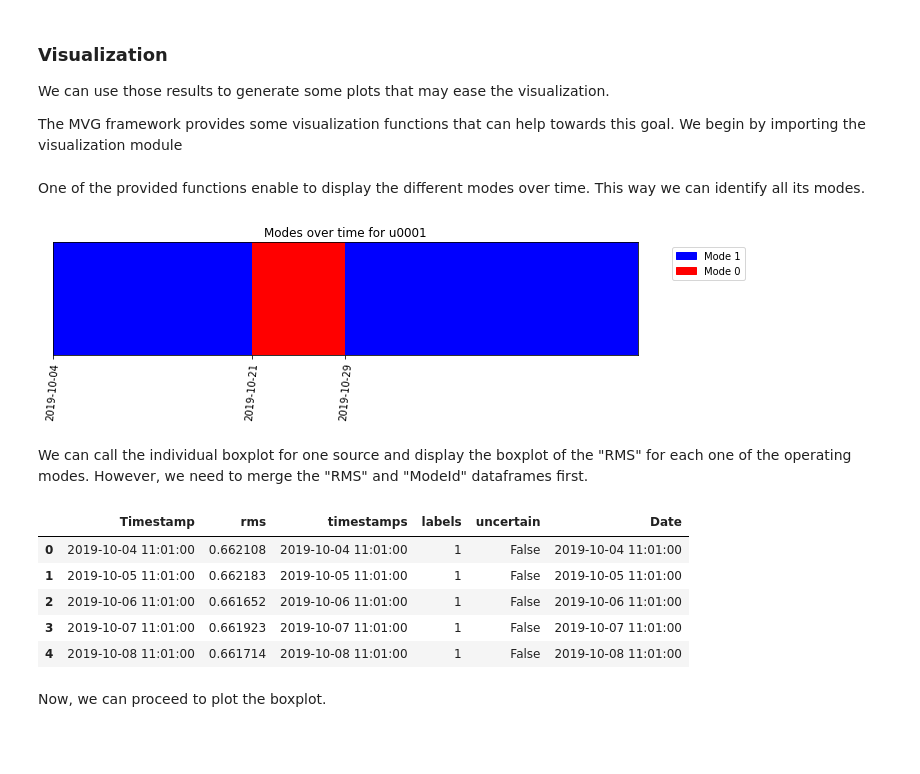
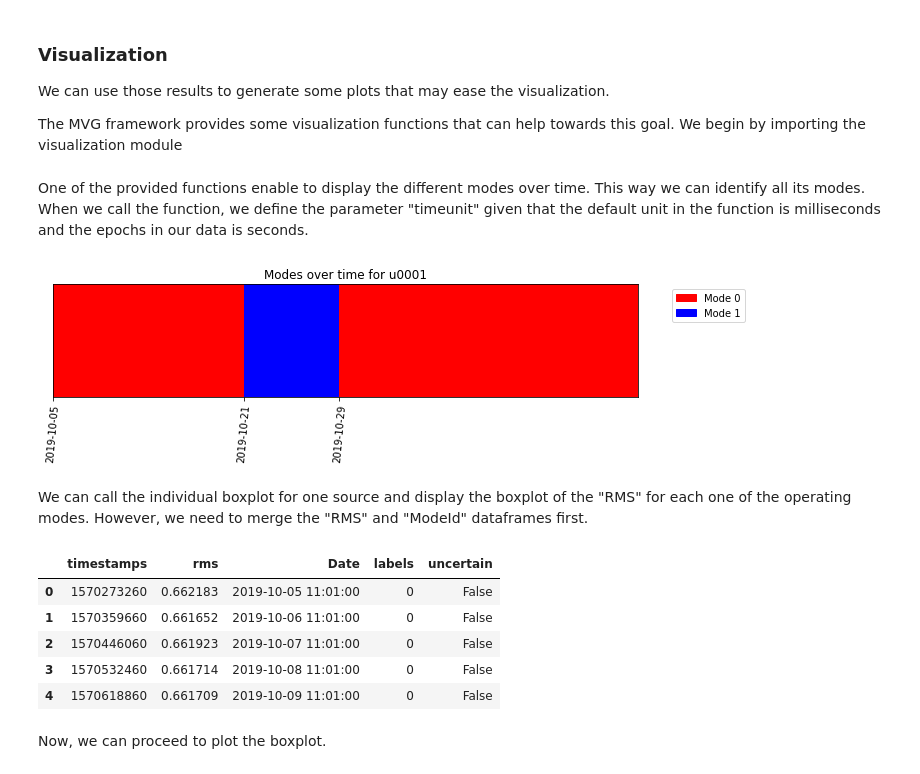
Before and after one commit to vikinganalytics/mvg, a Jupyter notebook: content/examples/brief_overview.ipynb, the cells around one changed output. Cells and saved outputs as stored; diff of their text form; code cells hidden in the pictures; blank space fills up the shorter version.

```diff
--- a/content/examples/brief_overview.ipynb
+++ b/content/examples/brief_overview.ipynb
@@ -56,7 +57,7 @@ Thus, each unique token represents a unique user, each user has it own, unique d
 # %%
 ENDPOINT = "https://api.beta.multiviz.com"
 # Replace by your own Token
-VALID_TOKEN = "eyJ0eXAiOiJKV1QiLCJhbGciOiJSUzI1NiJ9.eyJpYXQiOjE2MTQ5NDY4NzMsImV4cCI6MTkzMDQ4MzI2MCwiY2xpZW50X2lkIjoiZGV2X2NsaWVudF8xIiwic2l0ZV9pZCI6ImRldl9zaXRlXzEifQ.s9AXgQqtuBzMaodO8Av2Sl3BgHh0r4_cIixYV11vAuO5A8J_hWVqnknphSXY5W2WjYqnEbndzOldNa0vjZ_l3XlOu4DlLYD-HzPlFA9uaFugwQ7ALgGXicZJ5jXUxwiGKI-9p0qxn3AFkVX_3bCzn6eVVQaO-uUGMMS6v16bS4w"
+VALID_TOKEN = "Add token here"
 # %%
 session = MVG(ENDPOINT, VALID_TOKEN)
 # %% [markdown]
@@ -283,8 +284,8 @@ The keys are the same for all features and contains two elements.
 The first key `"status"` indicates if the analysis was succesful.
 The second key `"results"` includes the numeric results.
 # %%
-rms_table = session.get_analysis_results(jobid=REQUEST_ID_RMS_u0001)
-mode_table = session.get_analysis_results(jobid=REQUEST_ID_ModeId_u0001)
+rms_table = session.get_analysis_results(request_id=REQUEST_ID_RMS_u0001)
+mode_table = session.get_analysis_results(request_id=REQUEST_ID_ModeId_u0001)
 
 rms_table.keys()
 # %% [output]
@@ -332,0 +318,4 @@ df_mode.head()
+# %%
+df_mode = pd.DataFrame(mode_table["results"])
+df_mode['Date'] = pd.to_datetime(df_mode['timestamps'], unit="s")
+df_mode.head()
@@ -343,23 +339,24 @@ from mvg import plotting
 # %% [markdown]
 One of the provided functions enable to display the different modes over time.
 This way we can identify all its modes.
+When we call the function, we define the parameter "timeunit" given that the default unit in the function is milliseconds and the epochs in our data is seconds.
 # %%
-image_modes = plotting.modes_over_time(df_mode, SOURCE_ID)
+image_modes = plotting.modes_over_time(df_mode, SOURCE_ID, timeunit="s")
 # %% [output]
-[figure, old version]
+[figure, new version]
 # %% [markdown]
 We can call the individual boxplot for one source and display the boxplot of the "RMS" for each one of the operating modes.
 However, we need to merge the "RMS" and "ModeId" dataframes first.
 # %%
-df_u0001 =  pd.merge_asof(df_rms, df_mode, on="Timestamp")
+df_u0001 =  pd.merge_asof(df_rms, df_mode, on="timestamps", by="Date")
 df_u0001.head()
 # %% [output]
-|  | Timestamp | rms | timestamps | labels | uncertain | Date |
-| 0 | 2019-10-04 11:01:00 | 0.662108 | 2019-10-04 11:01:00 | 1 | False | 2019-10-04 11:01:00 |
-| 1 | 2019-10-05 11:01:00 | 0.662183 | 2019-10-05 11:01:00 | 1 | False | 2019-10-05 11:01:00 |
-| 2 | 2019-10-06 11:01:00 | 0.661652 | 2019-10-06 11:01:00 | 1 | False | 2019-10-06 11:01:00 |
-| 3 | 2019-10-07 11:01:00 | 0.661923 | 2019-10-07 11:01:00 | 1 | False | 2019-10-07 11:01:00 |
-| 4 | 2019-10-08 11:01:00 | 0.661714 | 2019-10-08 11:01:00 | 1 | False | 2019-10-08 11:01:00 |
+|  | timestamps | rms | Date | labels | uncertain |
+| 0 | 1570273260 | 0.662183 | 2019-10-05 11:01:00 | 0 | False |
+| 1 | 1570359660 | 0.661652 | 2019-10-06 11:01:00 | 0 | False |
+| 2 | 1570446060 | 0.661923 | 2019-10-07 11:01:00 | 0 | False |
+| 3 | 1570532460 | 0.661714 | 2019-10-08 11:01:00 | 0 | False |
+| 4 | 1570618860 | 0.661709 | 2019-10-09 11:01:00 | 0 | False |
 # %% [markdown]
 Now, we can proceed to plot the boxplot.
 # %%
```
Also changed, not shown: parts of 19 cells of this notebook, 57 other files.
